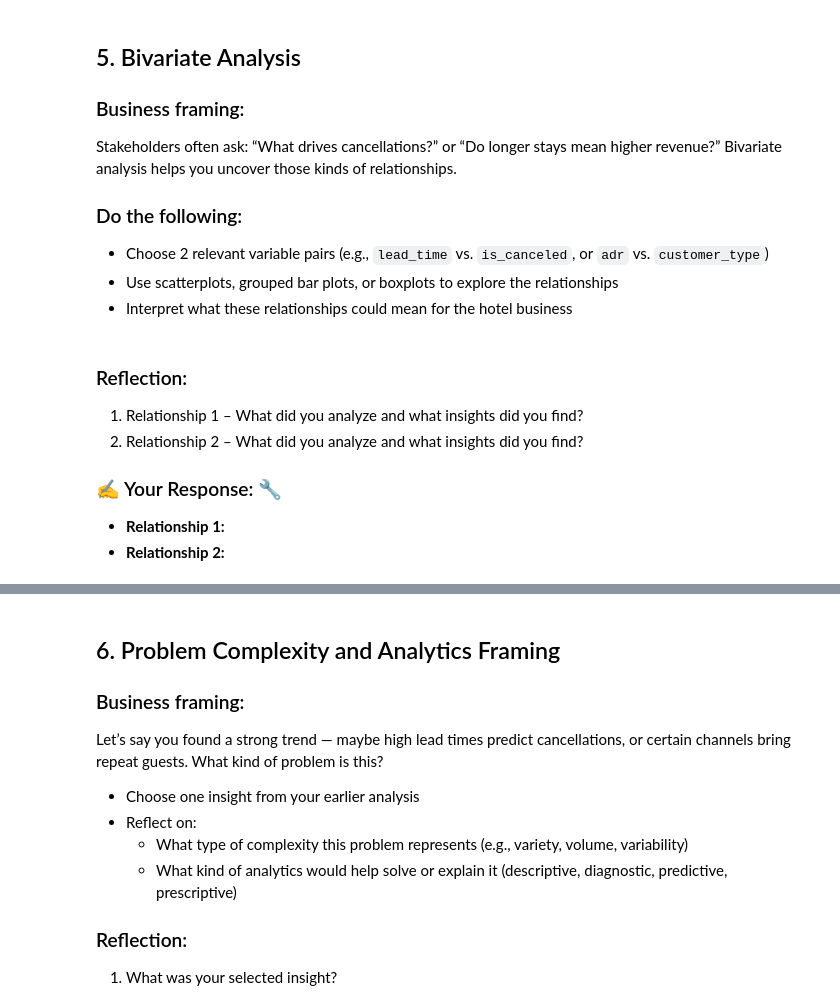
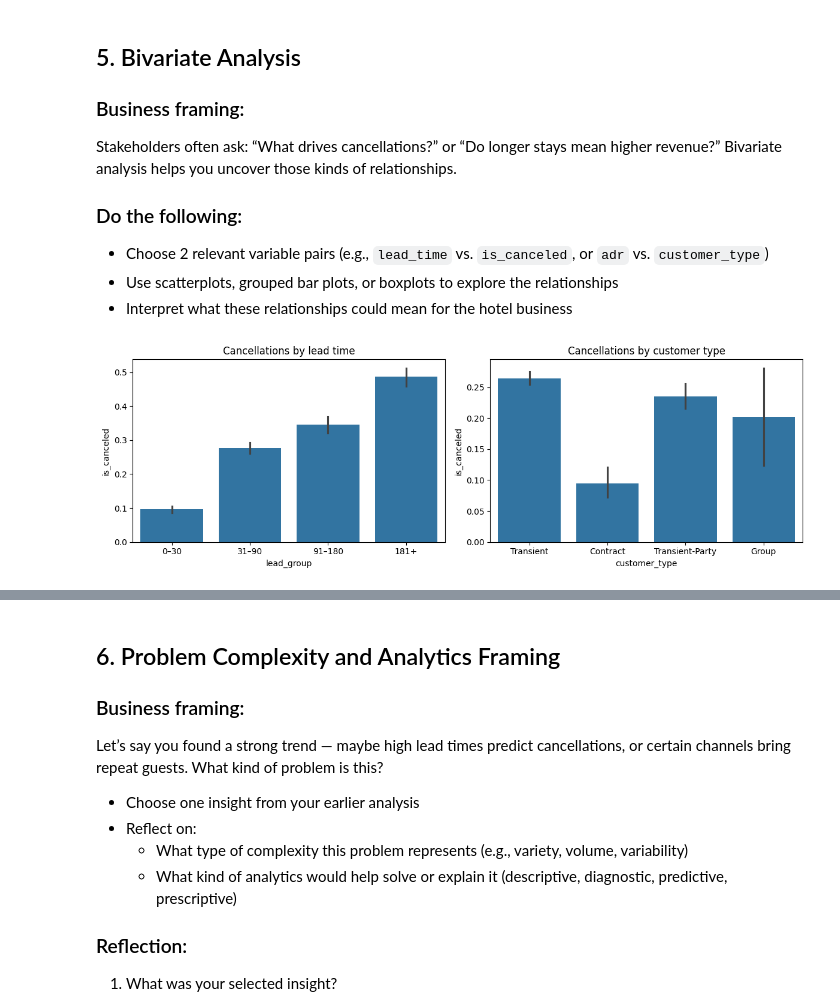
Before and after one commit to linawluv/IS-4487-Labs, a Jupyter notebook: Assignments/assignment_05_eda.ipynb, the cells around one changed output, grey strips where cells are left out. Drawn from its saved outputs; the diff is of its cells as text; code cells hidden in the pictures.

```diff
--- a/Assignments/assignment_05_eda.ipynb
+++ b/Assignments/assignment_05_eda.ipynb
@@ -261,8 +259,18 @@ Stakeholders often ask: “What drives cancellations?” or “Do longer stays m
-# %% [markdown]
-### Reflection:
-1. Relationship 1 – What did you analyze and what insights did you find?
-2. Relationship 2 – What did you analyze and what insights did you find?
-
-### ✍️ Your Response: 🔧
-- **Relationship 1:**
-- **Relationship 2:**
+# %%
+df["lead_group"] = pd.cut(
+    df["lead_time"],
+    bins=[-1, 30, 90, 180, float("inf")],
+    labels=["0–30", "31–90", "91–180", "181+"]
+)
+
+fig, axes = plt.subplots(1, 2, figsize=(12, 4))
+
+sns.barplot(data=df, x="lead_group", y="is_canceled", ax=axes[0])
+sns.barplot(data=df, x="customer_type", y="is_canceled", ax=axes[1])
+
+axes[0].set_title("Cancellations by lead time")
+axes[1].set_title("Cancellations by customer type")
+plt.tight_layout()
+plt.show()
+# %% [output]
+[figure, added]
```
Also changed, not shown: parts of 4 cells of this notebook.
